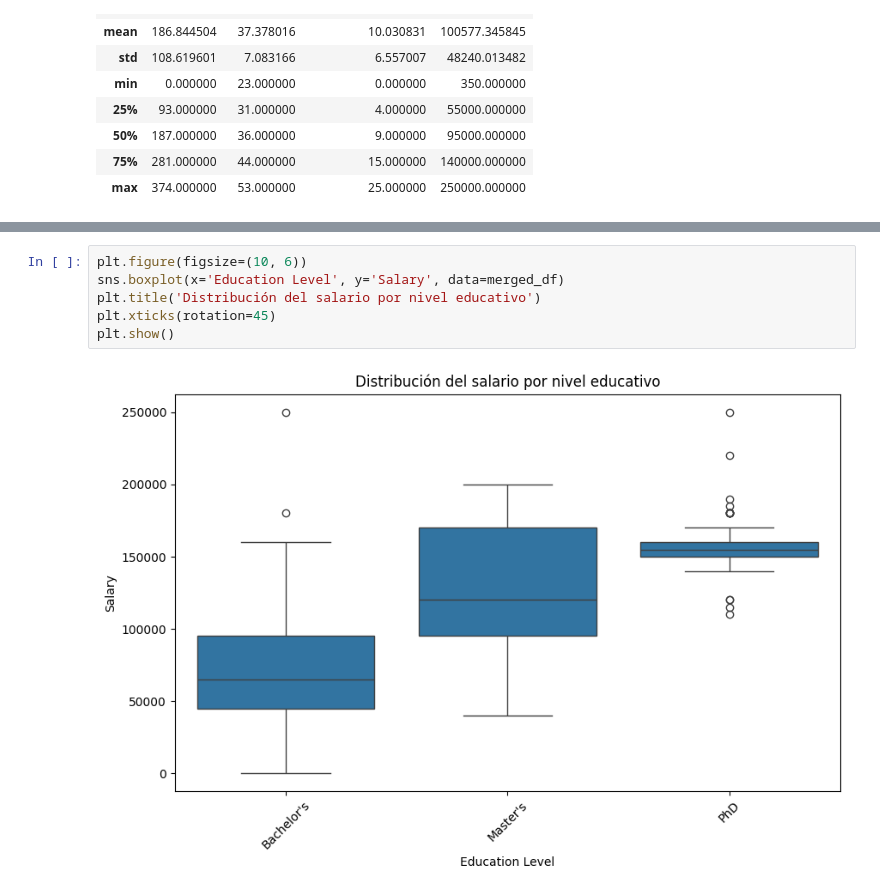
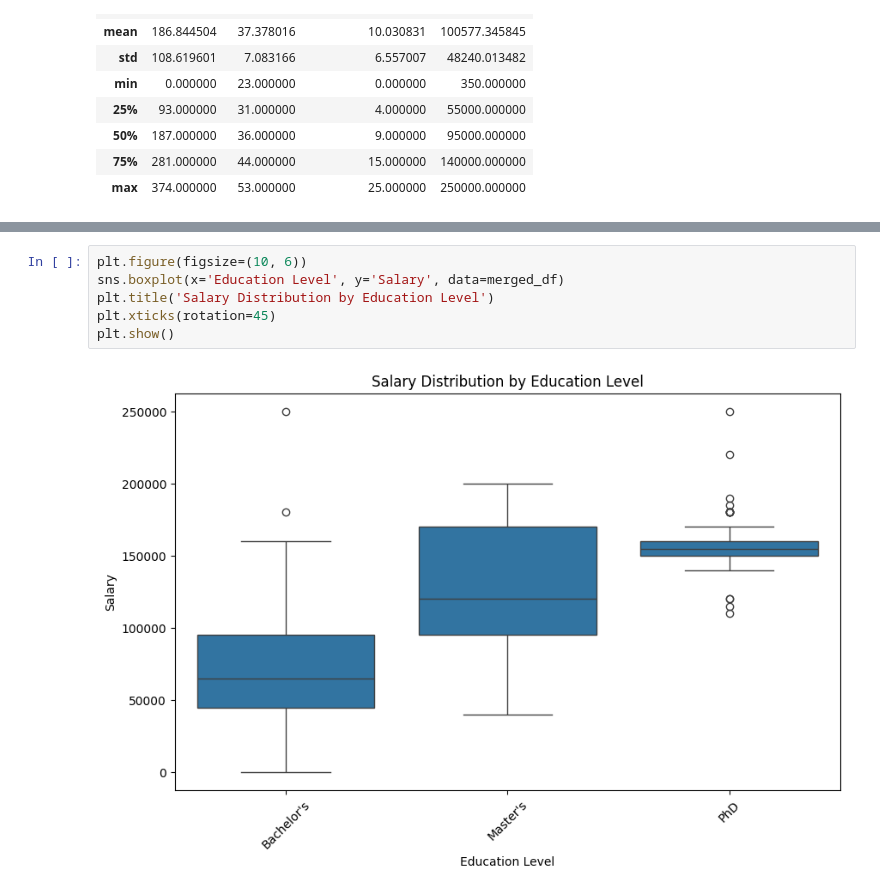
Before and after one commit to Maximo-Verdondoni/ChallengePwC, a Jupyter notebook: EDA.ipynb, the cells around one changed output, grey strips where cells are left out. Drawn from its saved outputs; the diff is of its cells as text.

```diff
--- a/EDA.ipynb
+++ b/EDA.ipynb
@@ -422,8 +436,8 @@ plt.show()
 # %%
 plt.figure(figsize=(10, 6))
 sns.boxplot(x='Education Level', y='Salary', data=merged_df)
-plt.title('Distribución del salario por nivel educativo')
+plt.title('Salary Distribution by Education Level')
 plt.xticks(rotation=45)
 plt.show()
 # %% [output]
-[figure, old version]
+[figure, new version]
```
Also changed, not shown: parts of 19 cells of this notebook.
